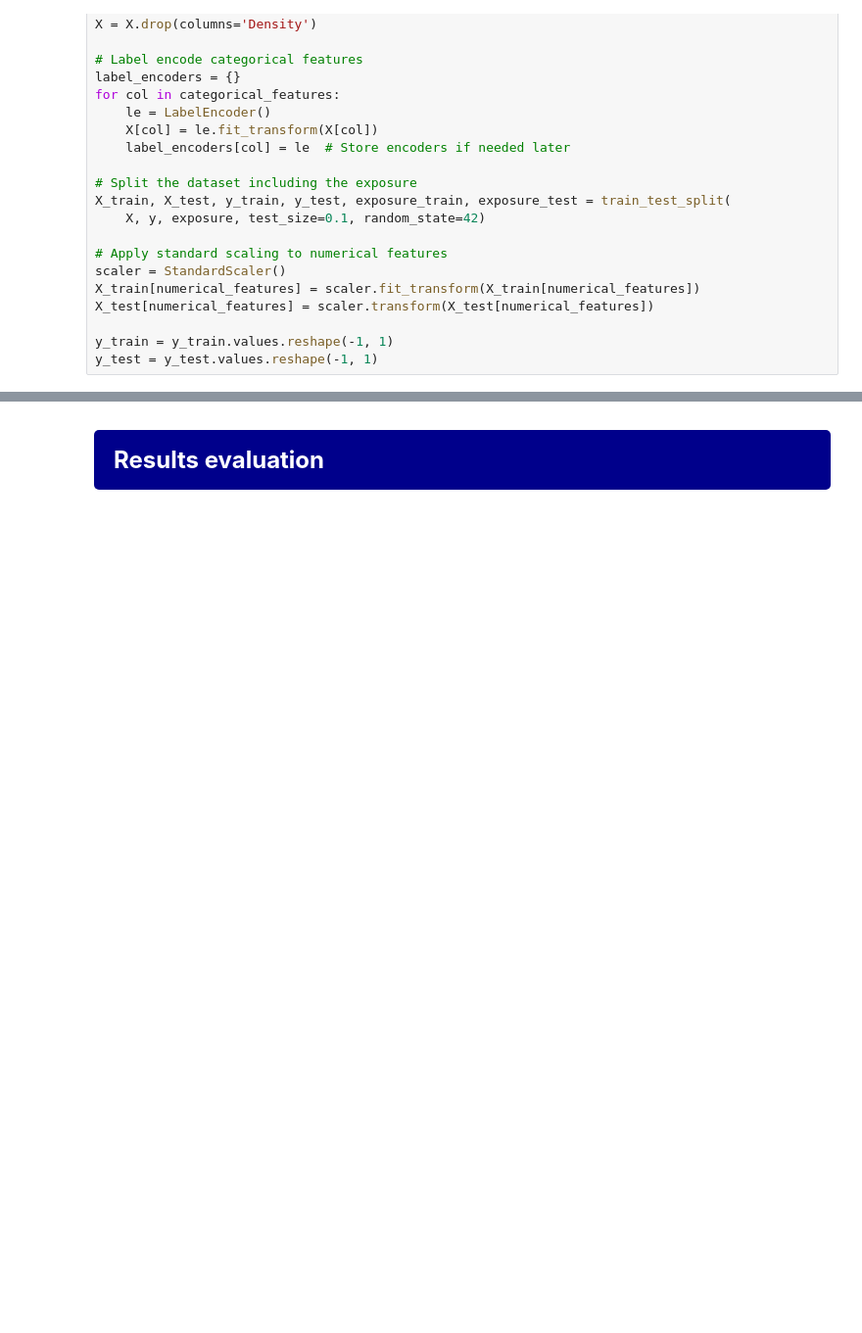
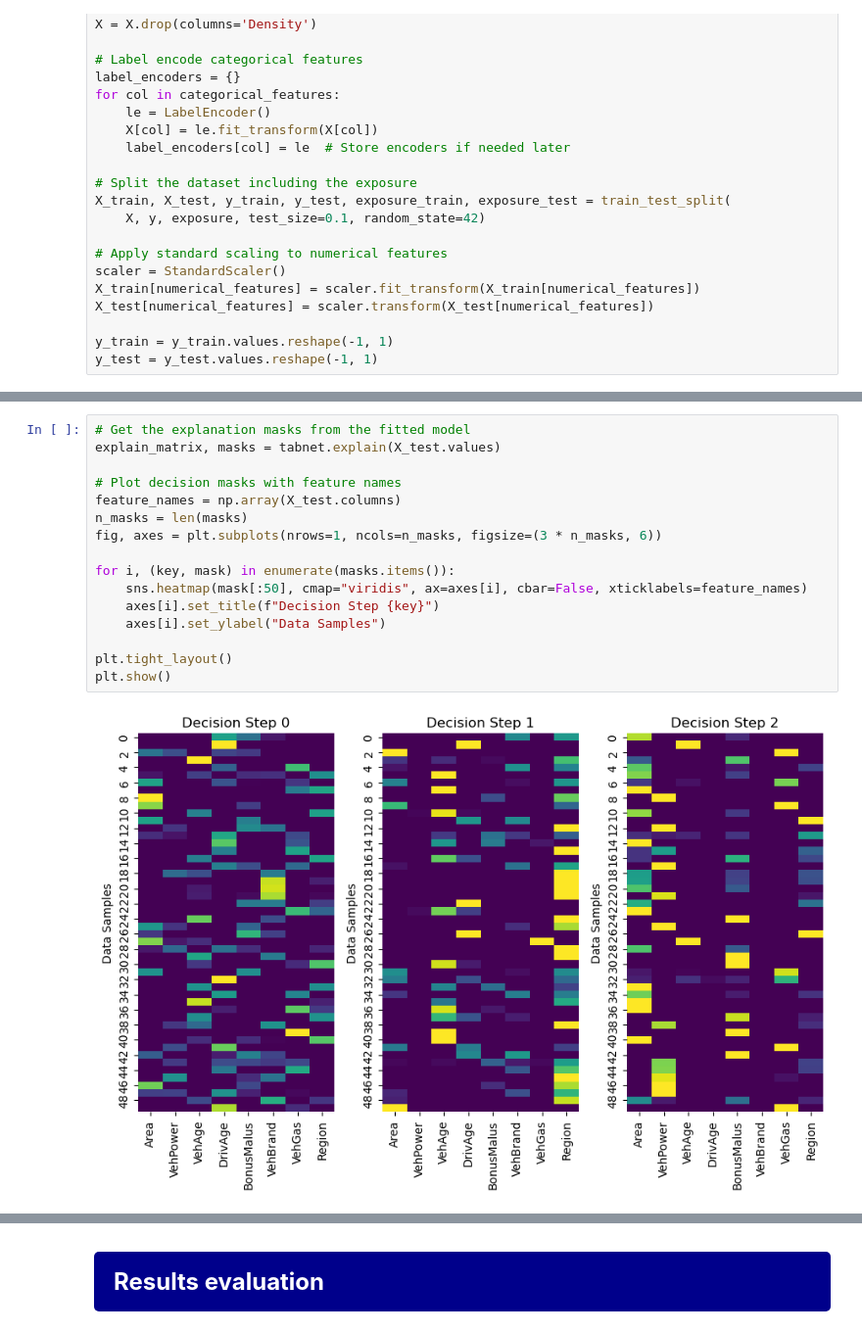
Before and after one commit to bart-custers/DL_for_Actuaries, a Jupyter notebook: notebooks/DL_for_Actuaries.ipynb, the cells around one changed output, grey strips where cells are left out. Shown at 98% size. Drawn from its saved outputs; the diff is of its cells as text; blank space fills up the shorter version.

```diff
--- a/notebooks/DL_for_Actuaries.ipynb
+++ b/notebooks/DL_for_Actuaries.ipynb
@@ -849,0 +782,18 @@ TabNet decision masks!!
+# %%
+# Get the explanation masks from the fitted model
+explain_matrix, masks = tabnet.explain(X_test.values)
+
+# Plot decision masks with feature names
+feature_names = np.array(X_test.columns)
+n_masks = len(masks)
+fig, axes = plt.subplots(nrows=1, ncols=n_masks, figsize=(3 * n_masks, 6))
+
+for i, (key, mask) in enumerate(masks.items()):
+    sns.heatmap(mask[:50], cmap="viridis", ax=axes[i], cbar=False, xticklabels=feature_names)
+    axes[i].set_title(f"Decision Step {key}")
+    axes[i].set_ylabel("Data Samples")
+
+plt.tight_layout()
+plt.show()
+# %% [output]
+[figure, added]
```
Also changed, not shown: parts of 21 cells of this notebook, 2 other files.
